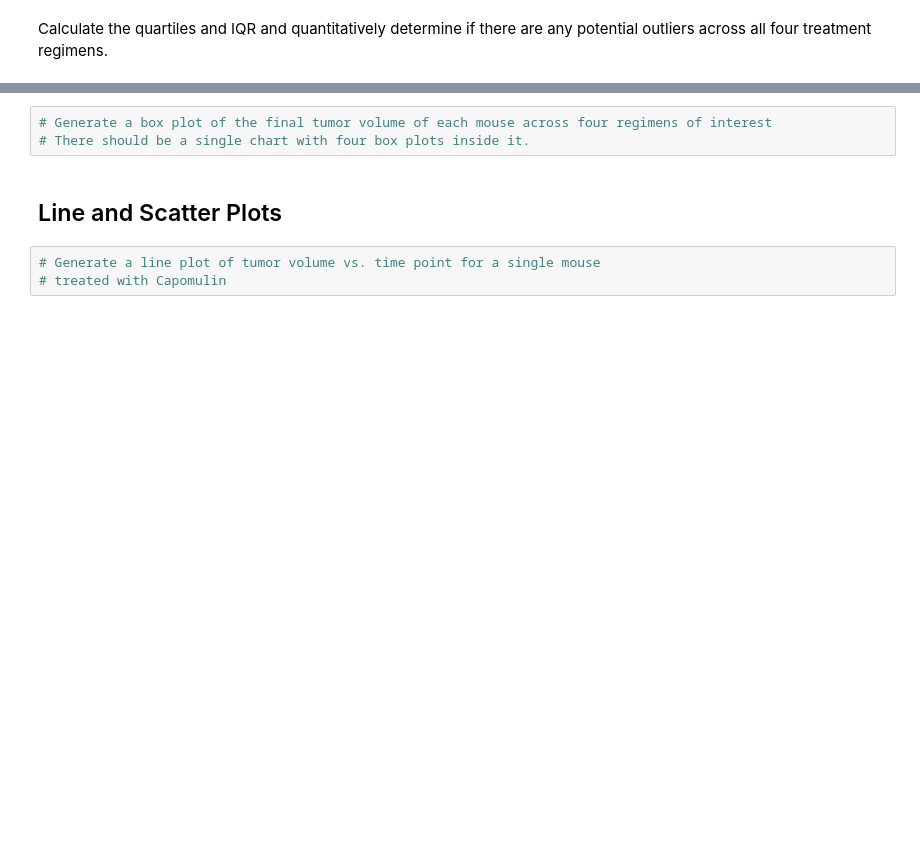
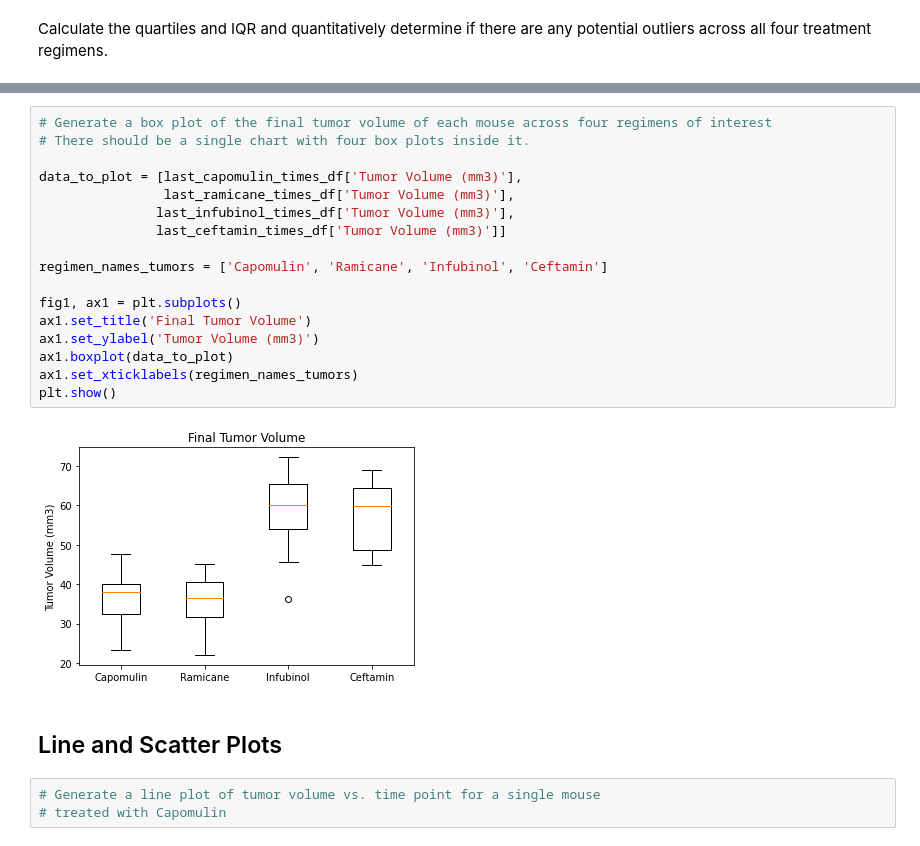
Before and after one commit to josh-acampado/matplotlib-challenge, a Jupyter notebook: pymaceuticals_starter.ipynb, the cells around one changed output, grey strips where cells are left out. Saved outputs shown, nothing was run; the diff lists cells and outputs as text; blank space fills up the shorter version.

Commit message:
Added boxplots

```diff
--- a/pymaceuticals_starter.ipynb
+++ b/pymaceuticals_starter.ipynb
@@ -242,6 +221,22 @@ ceftamin_outlier = last_ceftamin_times_df.loc[(last_ceftamin_times_df['Tumor Vol
 # %%
 # Generate a box plot of the final tumor volume of each mouse across four regimens of interest
 # There should be a single chart with four box plots inside it.
+
+data_to_plot = [last_capomulin_times_df['Tumor Volume (mm3)'],
+                last_ramicane_times_df['Tumor Volume (mm3)'],
+               last_infubinol_times_df['Tumor Volume (mm3)'],
+               last_ceftamin_times_df['Tumor Volume (mm3)']]
+
+regimen_names_tumors = ['Capomulin', 'Ramicane', 'Infubinol', 'Ceftamin']
+
+fig1, ax1 = plt.subplots()
+ax1.set_title('Final Tumor Volume')
+ax1.set_ylabel('Tumor Volume (mm3)')
+ax1.boxplot(data_to_plot)
+ax1.set_xticklabels(regimen_names_tumors)
+plt.show()
+# %% [output]
+[figure, added]
 # %% [markdown]
 ## Line and Scatter Plots
 # %%
```
Also changed, not shown: parts of 2 cells of this notebook.
